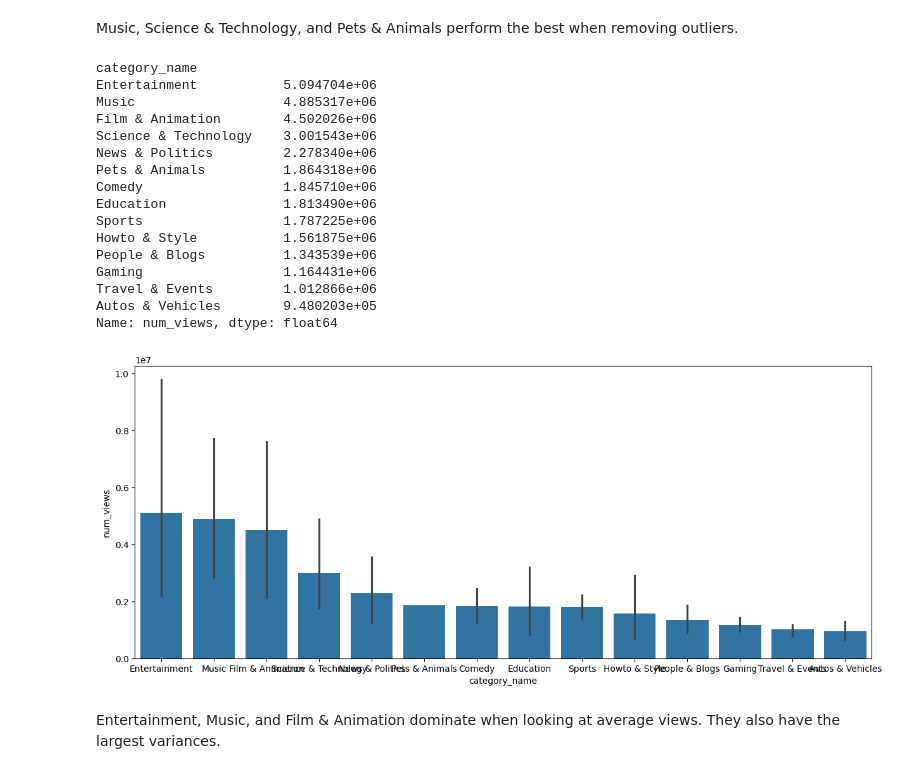
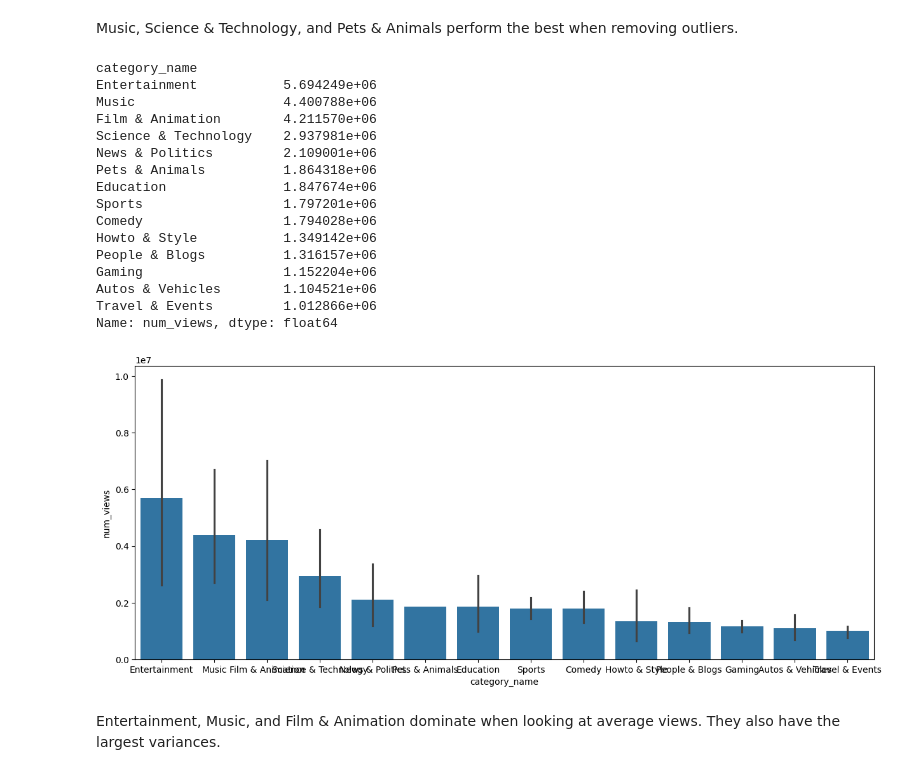
Before and after one commit to AndrewDettor/YouTubeMostPopularVideos, a Jupyter notebook: time_series_EDA.ipynb, the cells around one changed output. Cells and saved outputs as stored; diff of their text form; code cells hidden in the pictures.

Commit message:
refactored EDA and prepped data for tableau

```diff
--- a/time_series_EDA.ipynb
+++ b/time_series_EDA.ipynb
@@ -751,0 +724,2 @@ Data are sampled 8x per day (every 3 hours).
+# %%
+merged = video_all.merge(channel_all, on=["channel_id", "collected_date", "collected_hour"], how="left", suffixes=["_video", "_channel"])
@@ -751,0 +758,3 @@ Data are sampled 8x per day (every 3 hours).
+# %%
+merged["channel_days_since_created"] = (merged["channel_created_dt"] - merged["channel_collected_dt"])/pd.Timedelta("-1d")
+merged["hours_since_published"] = (merged["video_published_dt"] - merged["video_collected_dt"])/pd.Timedelta("-1d")
@@ -921,0 +818,5 @@ all_1week.to_csv("all_1week.csv")
+# %%
+# one week after the first time point
+oneweek = merged.groupby("video_id").nth(56)
+print(oneweek.shape)
+oneweek.head()
@@ -1163,31 +1073,31 @@ ax = sns.barplot(data=best_categories, x="category_name", y="median_views", ax=a
 # %% [markdown]
 Music, Science & Technology, and Pets & Animals perform the best when removing outliers.
 # %%
-mean_best_cat = all_1week.groupby("category_name")["num_views"].agg(np.mean).sort_values(ascending=False)
+mean_best_cat = oneweek.groupby("category_name")["num_views"].agg(np.mean).sort_values(ascending=False)
 mean_best_cat
 # %% [output]
 category_name
-Entertainment           5.094704e+06
-Music                   4.885317e+06
-Film & Animation        4.502026e+06
-Science & Technology    3.001543e+06
-News & Politics         2.278340e+06
+Entertainment           5.694249e+06
+Music                   4.400788e+06
+Film & Animation        4.211570e+06
+Science & Technology    2.937981e+06
+News & Politics         2.109001e+06
 Pets & Animals          1.864318e+06
-Comedy                  1.845710e+06
-Education               1.813490e+06
-Sports                  1.787225e+06
-Howto & Style           1.561875e+06
-People & Blogs          1.343539e+06
-Gaming                  1.164431e+06
+Education               1.847674e+06
+Sports                  1.797201e+06
+Comedy                  1.794028e+06
+Howto & Style           1.349142e+06
+People & Blogs          1.316157e+06
+Gaming                  1.152204e+06
+Autos & Vehicles        1.104521e+06
 Travel & Events         1.012866e+06
-Autos & Vehicles        9.480203e+05
 Name: num_views, dtype: float64
 # %%
 fig, ax = plt.subplots(figsize=(15,6))
-ax = sns.barplot(data=all_1week, x="category_name", y="num_views", order=mean_best_cat.index,
+ax = sns.barplot(data=oneweek, x="category_name", y="num_views", order=mean_best_cat.index,
                  ax=ax)
 # %% [output]
-[figure, old version]
+[figure, new version]
 # %% [markdown]
 Entertainment, Music, and Film & Animation dominate when looking at average views. They also have the largest variances.
 # %% [markdown]
```
Also changed, not shown: parts of 119 cells of this notebook.
